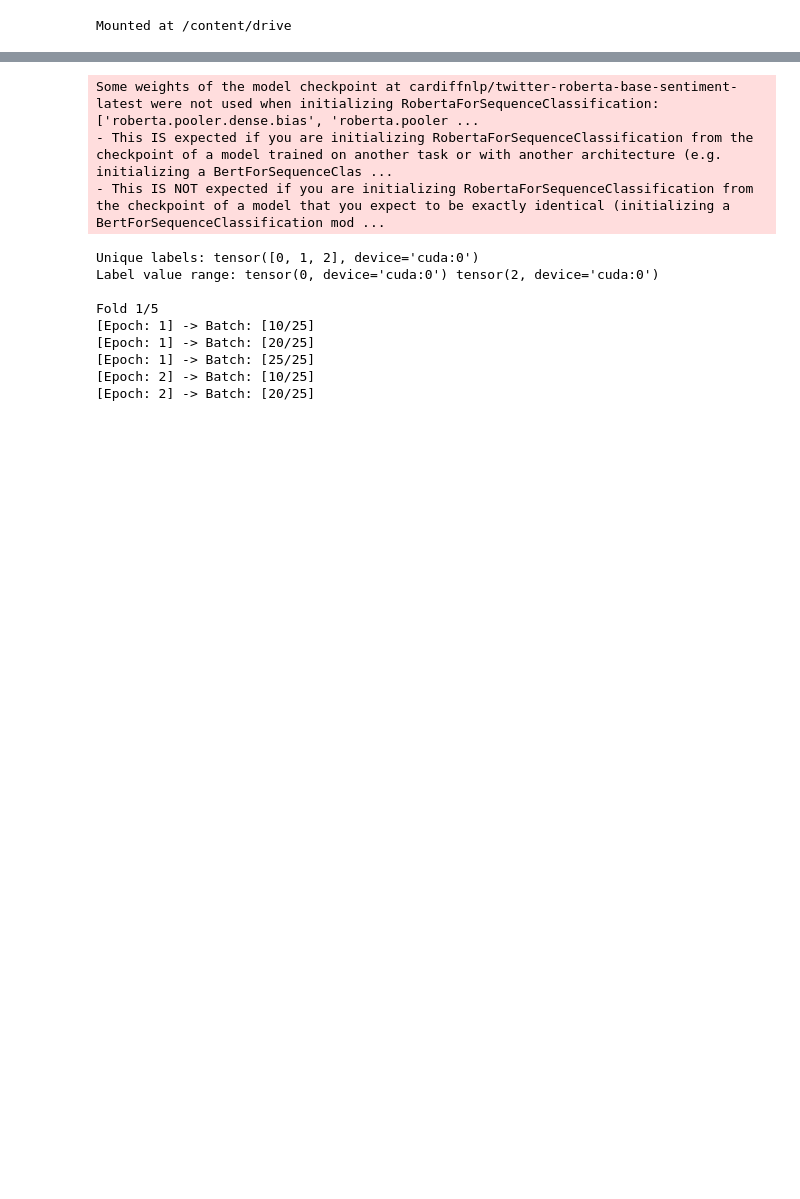
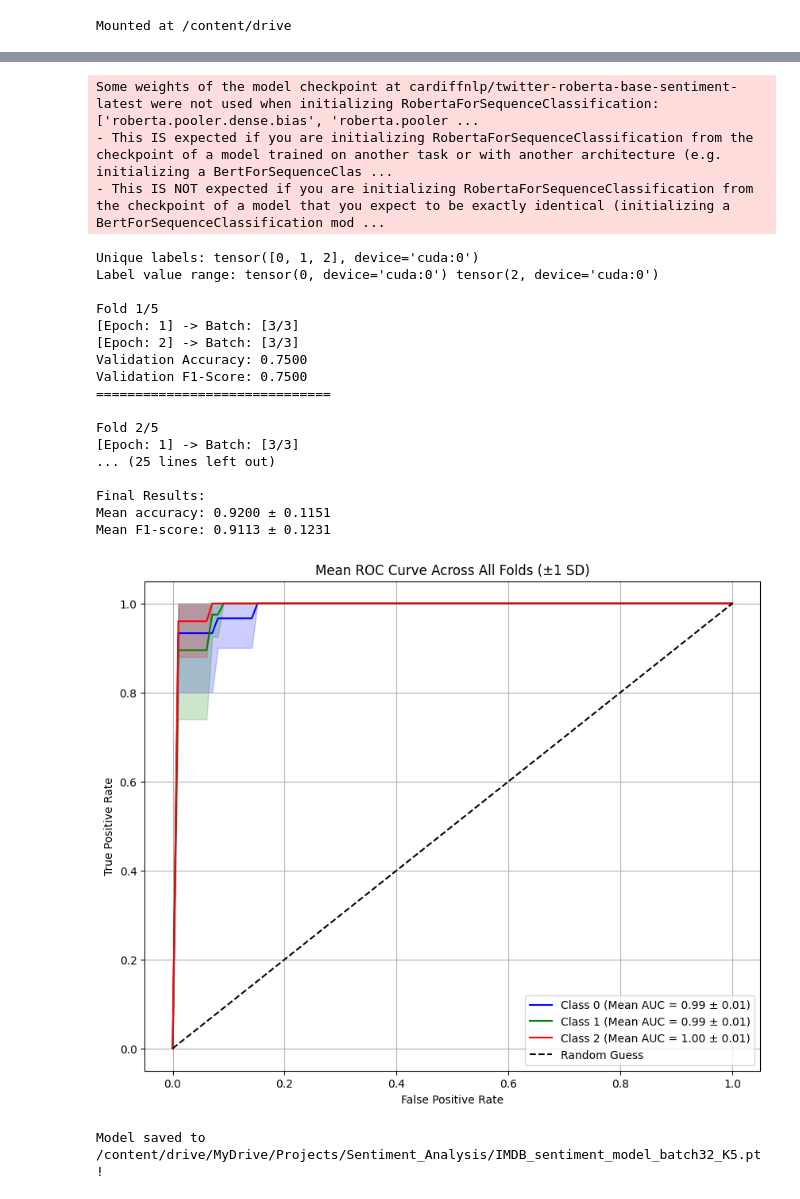
Before and after one commit to HoseinNekouei/sentiment_analysis, a Jupyter notebook: sentiment_analysis.ipynb, the cells around one changed output, grey strips where cells are left out. Cells and saved outputs as stored; diff of their text form; code cells hidden in the pictures; blank space fills up the shorter version.

```diff
--- a/sentiment_analysis.ipynb
+++ b/sentiment_analysis.ipynb
@@ -56,14 +56,14 @@ class SentimentAnalysisModel:
         )
         return encodings
 
-    def prepare_dataloaders(self, input_ids, attention_mask, labels, train_idx, test_idx):
-        """Prepare training and test dataloaders."""
+    def prepare_dataloaders(self, input_ids, attention_mask, labels, train_idx, validation_idx):
+        """Prepare training and validation dataloaders."""
         train_dataset = TensorDataset(input_ids[train_idx], attention_mask[train_idx], labels[train_idx])
-        test_dataset = TensorDataset(input_ids[test_idx], attention_mask[test_idx], labels[test_idx])
+        validation_dataset = TensorDataset(input_ids[validation_idx], attention_mask[validation_idx], labels[validation_idx])
 
         train_loader = DataLoader(train_dataset, batch_size=self.batch_size, shuffle=True)
-        test_loader = DataLoader(test_dataset, batch_size=self.batch_size)
-        return train_loader, test_loader
+        validation_loader = DataLoader(validation_dataset, batch_size=self.batch_size)
+        return train_loader, validation_loader
 
     def train_model(self, train_loader):
         """Train the model for the specified number of epochs."""
@@ -83,7 +83,7 @@ class SentimentAnalysisModel:
 
             print(f'[Epoch: {epoch + 1}] -> Batch: [{denominator}/{denominator}]')
 
-    def evaluate_model(self, test_loader):
+    def evaluate_model(self, validation_loader):
         """Evaluate the model on the validation set and return accuracy."""
         self.model.eval()
         correct = 0
@@ -92,7 +92,7 @@ class SentimentAnalysisModel:
         all_labels= []
 
         with torch.no_grad():
-            for batch in test_loader:
+            for batch in validation_loader:
                 input_ids_batch, attention_mask_batch, labels_batch = [b.to(self.device) for b in batch]
 
                 outputs = self.model(input_ids_batch, attention_mask=attention_mask_batch)
@@ -113,7 +113,12 @@ class SentimentAnalysisModel:
         # Calculate F1-score
         f1 = self.calculate_f1_score(all_preds, all_labels)
 
-        return accuracy, f1, all_preds, all_labels
+        return {
+            'accuracy': accuracy ,
+            'f1_score': f1,
+            'predictions': all_preds,
+            'labels': all_labels
+            }
 
 
     def calculate_f1_score(self, preds, labels):
@@ -200,24 +205,24 @@ class SentimentAnalysisModel:
         all_labels_by_fold = []
 
         # Perform k-fold cross-validation
-        for fold, (train_idx, test_idx) in enumerate(kfold.split(input_ids)):
+        for fold, (train_idx, validation_idx) in enumerate(kfold.split(input_ids)):
             print(f"\nFold {fold + 1}/{self.n_splits}")
 
             # Prepare dataloaders
-            train_loader, test_loader = self.prepare_dataloaders(input_ids, attention_mask, labels, train_idx, test_idx)
+            train_loader, validation_loader = self.prepare_dataloaders(input_ids, attention_mask, labels, train_idx, validation_idx)
 
             # Train the model
             self.train_model(train_loader)
 
             # Evaluate the model
-            fold_metrics = self.evaluate_model(test_loader)
+            fold_metrics = self.evaluate_model(validation_loader)
             accuracy_scores.append(fold_metrics['accuracy'])
-            f1_scores.append(fold_metrics['f1'])
-            all_preds_by_fold.append(fold_metrics['preds'])
+            f1_scores.append(fold_metrics['f1_score'])
+            all_preds_by_fold.append(fold_metrics['predictions'])
             all_labels_by_fold.append(fold_metrics['labels'])
 
             print(f"Validation Accuracy: {fold_metrics['accuracy']:.4f}")
-            print(f"Validation F1-Score: {fold_metrics['f1']:.4f}")
+            print(f"Validation F1-Score: {fold_metrics['f1_score']:.4f}")
             print('=' * 30)
 
         # Calculate and print final results
@@ -241,7 +246,7 @@ if __name__ == "__main__":
     # file_path = '/content/drive/MyDrive/dataset/aspected_stanfordnlp_IMDB_train_corpus.csv'
 
     # Constants
-    nrows= 1000
+    nrows= 100
     N_SPLITS= 5 # k-fold
     EPOCHS = 2
     BATCH_SIZE = 32
@@ -270,13 +275,23 @@ memory usage: 15.8+ KB
 None
 Some weights of the model checkpoint at cardiffnlp/twitter-roberta-base-sentiment-latest were not used when initializing RobertaForSequenceClassification: ['roberta.pooler.dense.bias', 'roberta.pooler ...
 - This IS expected if you are initializing RobertaForSequenceClassification from the checkpoint of a model trained on another task or with another architecture (e.g. initializing a BertForSequenceClas ...
 - This IS NOT expected if you are initializing RobertaForSequenceClassification from the checkpoint of a model that you expect to be exactly identical (initializing a BertForSequenceClassification mod ...
 Unique labels: tensor([0, 1, 2], device='cuda:0')
 Label value range: tensor(0, device='cuda:0') tensor(2, device='cuda:0')
 
 Fold 1/5
-[Epoch: 1] -> Batch: [10/25]
-[Epoch: 1] -> Batch: [20/25]
-[Epoch: 1] -> Batch: [25/25]
-[Epoch: 2] -> Batch: [10/25]
-[Epoch: 2] -> Batch: [20/25]
+[Epoch: 1] -> Batch: [3/3]
+[Epoch: 2] -> Batch: [3/3]
+Validation Accuracy: 0.7500
+Validation F1-Score: 0.7500
+==============================
+
+Fold 2/5
+[Epoch: 1] -> Batch: [3/3]
+... (25 lines left out)
+
+Final Results:
+Mean accuracy: 0.9200 ± 0.1151
+Mean F1-score: 0.9113 ± 0.1231
+[figure, added]
+Model saved to /content/drive/MyDrive/Projects/Sentiment_Analysis/IMDB_sentiment_model_batch32_K5.pt!
```
Also changed, not shown: parts of 1 cell of this notebook.
